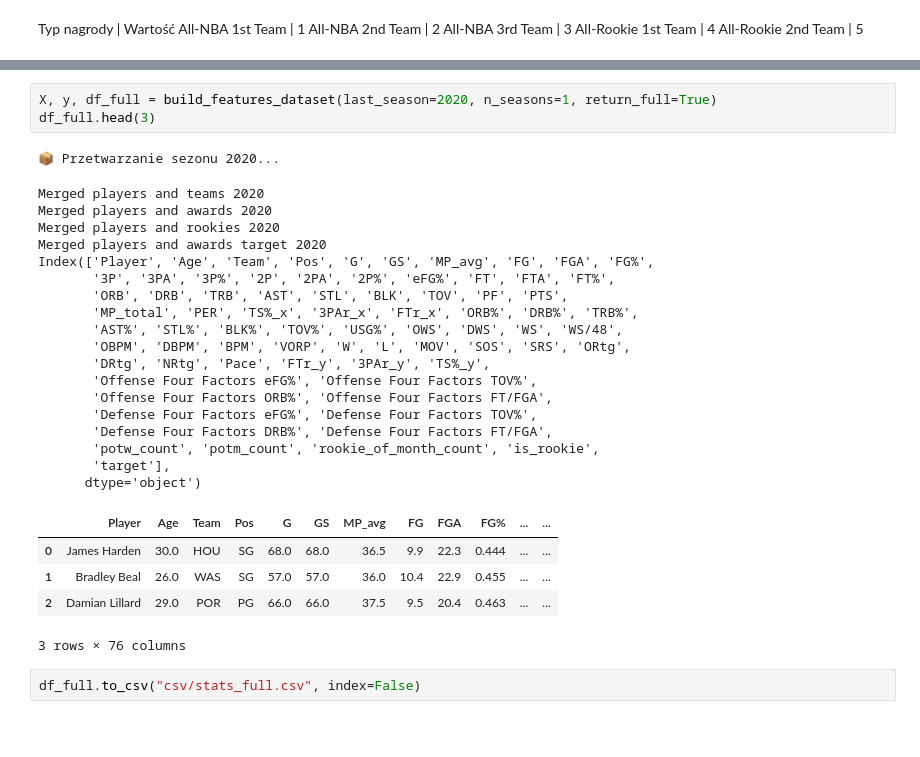
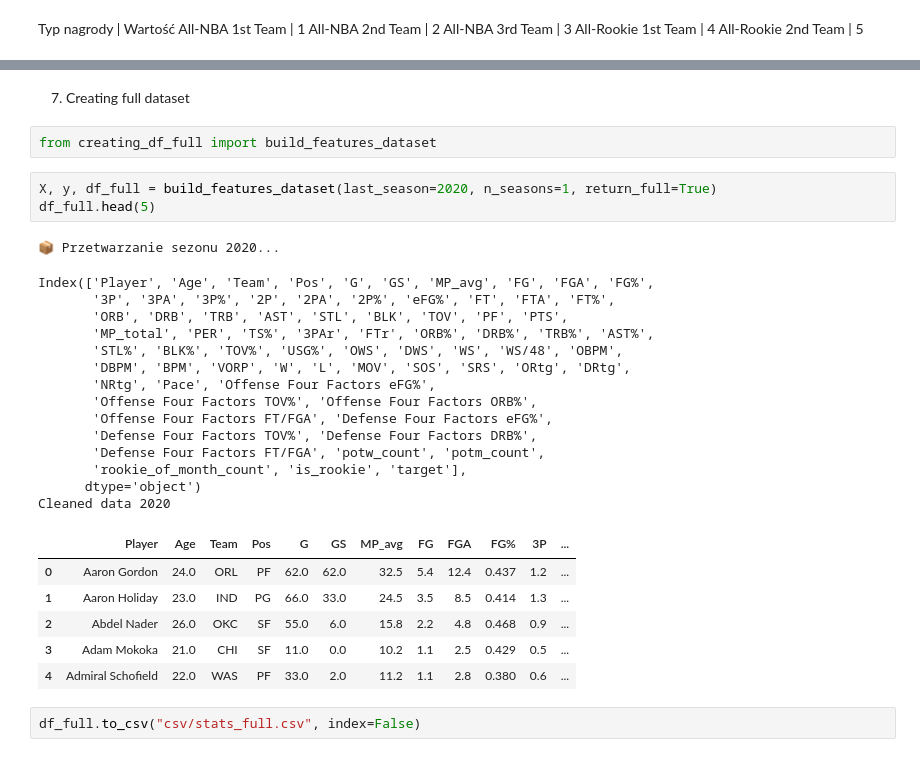
Before and after one commit to Mateo755/PROJECT-NBA_Awards_Prediction, a Jupyter notebook: nba_data.ipynb, the cells around one changed output, grey strips where cells are left out. Saved outputs shown, nothing was run; the diff lists cells and outputs as text; blank space fills up the shorter version.

Commit message:
Created 2020 season full dataset

```diff
--- a/nba_data.ipynb
+++ b/nba_data.ipynb
@@ -383,30 +318,31 @@ def build_features_dataset(last_season: int, n_seasons: int, return_full=False):
+# %% [markdown]
+7) Creating full dataset
+# %%
+from creating_df_full import build_features_dataset
 # %%
 X, y, df_full = build_features_dataset(last_season=2020, n_seasons=1, return_full=True)
-df_full.head(3)
+df_full.head(5)
 # %% [output]
 📦 Przetwarzanie sezonu 2020...
-Merged players and teams 2020
-Merged players and awards 2020
-Merged players and rookies 2020
-Merged players and awards target 2020
 Index(['Player', 'Age', 'Team', 'Pos', 'G', 'GS', 'MP_avg', 'FG', 'FGA', 'FG%',
        '3P', '3PA', '3P%', '2P', '2PA', '2P%', 'eFG%', 'FT', 'FTA', 'FT%',
        'ORB', 'DRB', 'TRB', 'AST', 'STL', 'BLK', 'TOV', 'PF', 'PTS',
-       'MP_total', 'PER', 'TS%_x', '3PAr_x', 'FTr_x', 'ORB%', 'DRB%', 'TRB%',
-       'AST%', 'STL%', 'BLK%', 'TOV%', 'USG%', 'OWS', 'DWS', 'WS', 'WS/48',
-       'OBPM', 'DBPM', 'BPM', 'VORP', 'W', 'L', 'MOV', 'SOS', 'SRS', 'ORtg',
-       'DRtg', 'NRtg', 'Pace', 'FTr_y', '3PAr_y', 'TS%_y',
-       'Offense Four Factors eFG%', 'Offense Four Factors TOV%',
-       'Offense Four Factors ORB%', 'Offense Four Factors FT/FGA',
-       'Defense Four Factors eFG%', 'Defense Four Factors TOV%',
-       'Defense Four Factors DRB%', 'Defense Four Factors FT/FGA',
-       'potw_count', 'potm_count', 'rookie_of_month_count', 'is_rookie',
-       'target'],
+       'MP_total', 'PER', 'TS%', '3PAr', 'FTr', 'ORB%', 'DRB%', 'TRB%', 'AST%',
+       'STL%', 'BLK%', 'TOV%', 'USG%', 'OWS', 'DWS', 'WS', 'WS/48', 'OBPM',
+       'DBPM', 'BPM', 'VORP', 'W', 'L', 'MOV', 'SOS', 'SRS', 'ORtg', 'DRtg',
+       'NRtg', 'Pace', 'Offense Four Factors eFG%',
+       'Offense Four Factors TOV%', 'Offense Four Factors ORB%',
+       'Offense Four Factors FT/FGA', 'Defense Four Factors eFG%',
+       'Defense Four Factors TOV%', 'Defense Four Factors DRB%',
+       'Defense Four Factors FT/FGA', 'potw_count', 'potm_count',
+       'rookie_of_month_count', 'is_rookie', 'target'],
       dtype='object')
+Cleaned data 2020
-|  | Player | Age | Team | Pos | G | GS | MP_avg | FG | FGA | FG% | ... | ... |
-| 0 | James Harden | 30.0 | HOU | SG | 68.0 | 68.0 | 36.5 | 9.9 | 22.3 | 0.444 | ... | ... |
-| 1 | Bradley Beal | 26.0 | WAS | SG | 57.0 | 57.0 | 36.0 | 10.4 | 22.9 | 0.455 | ... | ... |
-| 2 | Damian Lillard | 29.0 | POR | PG | 66.0 | 66.0 | 37.5 | 9.5 | 20.4 | 0.463 | ... | ... |
+|  | Player | Age | Team | Pos | G | GS | MP_avg | FG | FGA | FG% | 3P | ... |
+| 0 | Aaron Gordon | 24.0 | ORL | PF | 62.0 | 62.0 | 32.5 | 5.4 | 12.4 | 0.437 | 1.2 | ... |
+| 1 | Aaron Holiday | 23.0 | IND | PG | 66.0 | 33.0 | 24.5 | 3.5 | 8.5 | 0.414 | 1.3 | ... |
+| 2 | Abdel Nader | 26.0 | OKC | SF | 55.0 | 6.0 | 15.8 | 2.2 | 4.8 | 0.468 | 0.9 | ... |
+| 3 | Adam Mokoka | 21.0 | CHI | SF | 11.0 | 0.0 | 10.2 | 1.1 | 2.5 | 0.429 | 0.5 | ... |
+| 4 | Admiral Schofield | 22.0 | WAS | PF | 33.0 | 2.0 | 11.2 | 1.1 | 2.8 | 0.380 | 0.6 | ... |
-3 rows × 76 columns
 # %%
 df_full.to_csv("csv/stats_full.csv", index=False)
```
Also changed, not shown: parts of 9 cells of this notebook, 2 other files.
